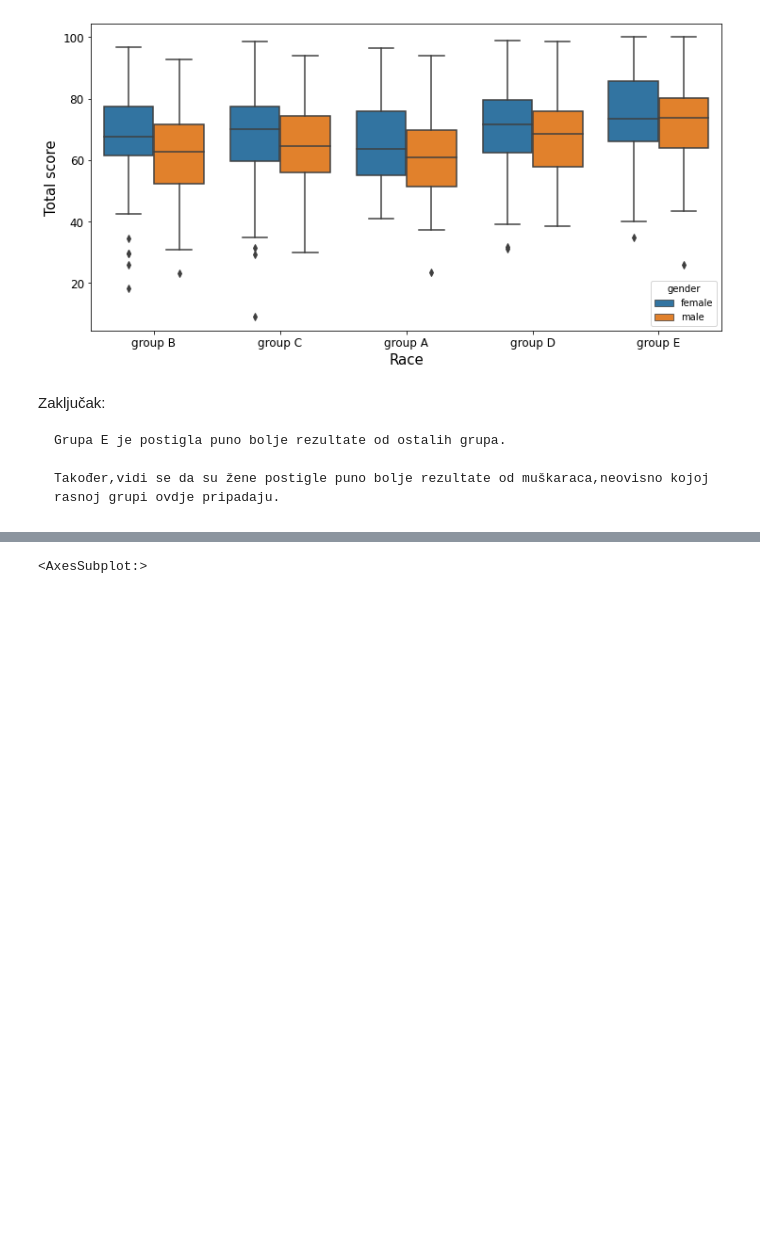
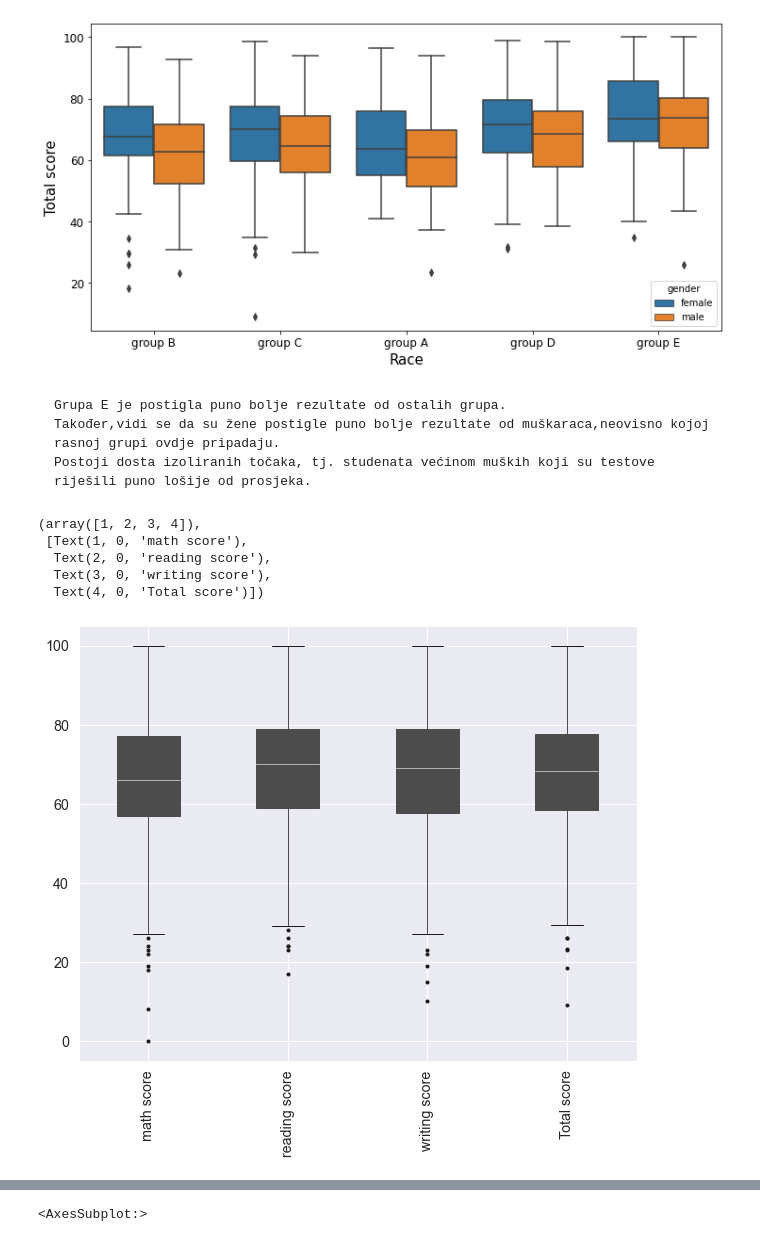
Before and after one commit to mikocij/SUprojekt, a Jupyter notebook: EDA Student Performance Dataset.ipynb, the cells around one changed output, grey strips where cells are left out. Saved outputs shown, nothing was run; the diff lists cells and outputs as text; code cells hidden in the pictures; blank space fills up the shorter version.

```diff
--- a/EDA Student Performance Dataset.ipynb
+++ b/EDA Student Performance Dataset.ipynb
@@ -121,8 +128,17 @@ plt.show()
 # %% [output]
 [figure]
 # %% [markdown]
-Zaključak:
-
     Grupa E je postigla puno bolje rezultate od ostalih grupa.
-
     Također,vidi se da su žene postigle puno bolje rezultate od muškaraca,neovisno kojoj rasnoj grupi ovdje pripadaju.
+    Postoji dosta izoliranih točaka, tj. studenata većinom muških koji su testove riješili puno lošije od prosjeka.
+# %%
+plt.subplots(figsize=(10,8))
+df.boxplot(patch_artist=True, sym="k.")
+plt.xticks(rotation=90)
+# %% [output]
+(array([1, 2, 3, 4]),
+ [Text(1, 0, 'math score'),
+  Text(2, 0, 'reading score'),
+  Text(3, 0, 'writing score'),
+  Text(4, 0, 'Total score')])
+[figure, added]
```
Also changed, not shown: parts of 18 cells of this notebook.
